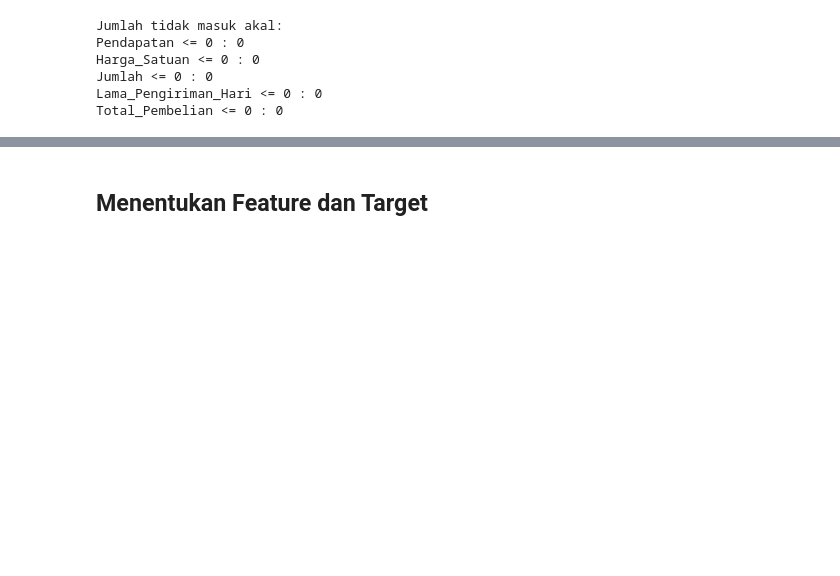
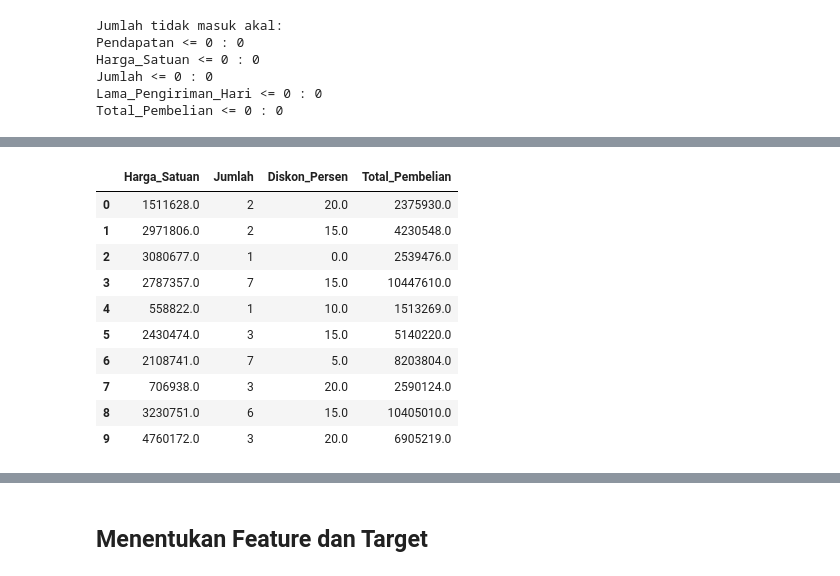
Before and after one commit to aeiprsty/praproses-data-regresi-linier, a Jupyter notebook: F1E124067_PutriPrayesti_MultipleRegression.ipynb, the cells around one changed output, grey strips where cells are left out. Cells and saved outputs as stored; diff of their text form; code cells hidden in the pictures; blank space fills up the shorter version.

```diff
--- a/F1E124067_PutriPrayesti_MultipleRegression.ipynb
+++ b/F1E124067_PutriPrayesti_MultipleRegression.ipynb
@@ -185,0 +290,19 @@ Total_Pembelian <= 0 : 0
+# %%
+df[[
+    "Harga_Satuan",
+    "Jumlah",
+    "Diskon_Persen",
+    "Total_Pembelian"
+]].head(10)
+# %% [output]
+|  | Harga_Satuan | Jumlah | Diskon_Persen | Total_Pembelian |
+| 0 | 1511628.0 | 2 | 20.0 | 2375930.0 |
+| 1 | 2971806.0 | 2 | 15.0 | 4230548.0 |
+| 2 | 3080677.0 | 1 | 0.0 | 2539476.0 |
+| 3 | 2787357.0 | 7 | 15.0 | 10447610.0 |
+| 4 | 558822.0 | 1 | 10.0 | 1513269.0 |
+| 5 | 2430474.0 | 3 | 15.0 | 5140220.0 |
+| 6 | 2108741.0 | 7 | 5.0 | 8203804.0 |
+| 7 | 706938.0 | 3 | 20.0 | 2590124.0 |
+| 8 | 3230751.0 | 6 | 15.0 | 10405010.0 |
+| 9 | 4760172.0 | 3 | 20.0 | 6905219.0 |
```
Also changed, not shown: parts of 14 cells of this notebook.
